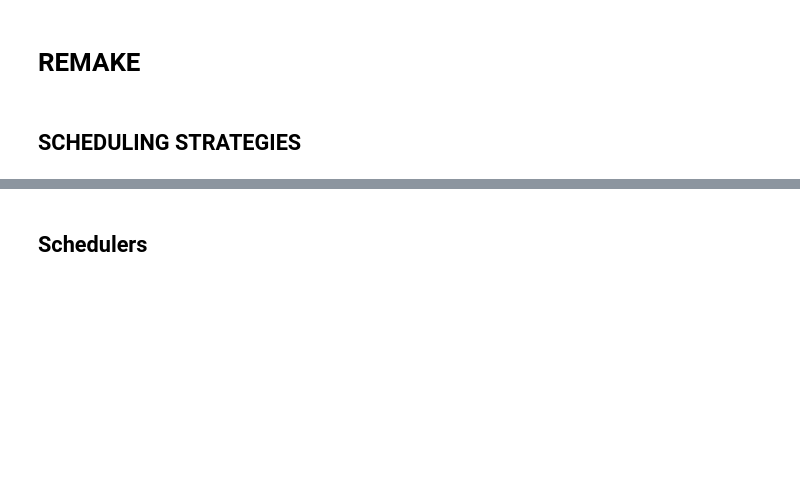
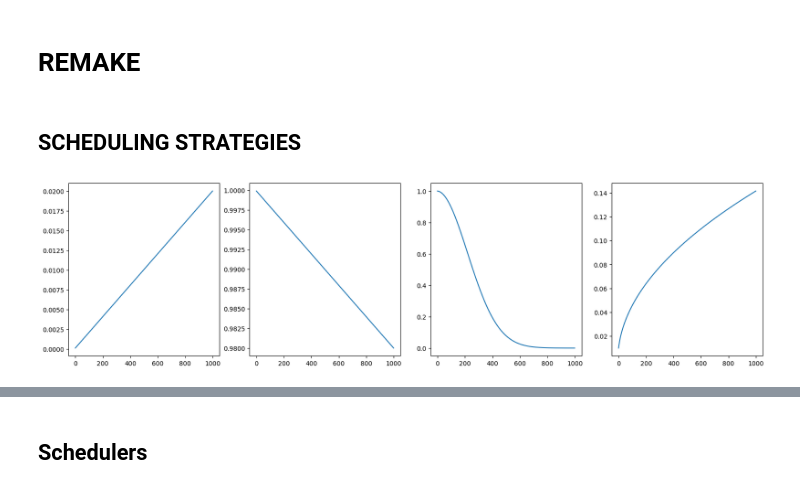
Before and after one commit to JohnRomanelis/SPVD, a Jupyter notebook: experiments/Generation.ipynb, the cells around one changed output, grey strips where cells are left out. Drawn from its saved outputs; the diff is of its cells as text; code cells hidden in the pictures; blank space fills up the shorter version.

```diff
--- a/experiments/Generation.ipynb
+++ b/experiments/Generation.ipynb
@@ -327,23 +334,17 @@ class DDPMBase(SchedulingStrategy):
     This is a Base method for all conventional schedulers like DDPM and DDIM that interpolate between a beta_min and beta_max value
     '''
 
+    schedul = {
+        'linear' : linear_scheduling,
+        'warm0.1' : warm01_scheduling
+    }
+
     def __init__(self, beta_min=0.0001, beta_max=0.02, n_steps=1000, mode='linear'):
         self.beta_min, self.beta_max, self.n_steps = beta_min, beta_max, n_steps
 
-        if mode == 'linear':
-            self.inds, self.beta, self.alpha, self.alpha_hat = self._linear_scheduling()
-            self.inds = reversed(self.inds)
-        else:
-            raise NotImplementedError
-
-    def _linear_scheduling(self):
-
-        inds = torch.arange(self.n_steps)
-        beta = torch.linspace(self.beta_min, self.beta_max, self.n_steps)
-        alpha = 1. - beta
-        alpha_hat = torch.cumprod(alpha, dim=0)
-
-        return inds, beta, alpha, alpha_hat
+        assert mode in self.schedul.keys(), 'f{mode} is not Imlemented'
+        self.inds, self.beta, self.alpha, self.alpha_hat = self.schedul[mode](self)
+        self.inds = reversed(self.inds)
 
     @property
     def steps(self):
@@ -382,0 +386,21 @@ class DDPM(DDPMBase):
+# %%
+ddpm = DDPM()
+# Create a 1x4 subplot
+fig, axs = plt.subplots(1, 4, figsize=(20, 5))
+
+# Plot beta values
+axs[0].plot(ddpm.beta)
+
+# Plot alpha values
+axs[1].plot(ddpm.alpha)
+
+# Plot alpha_hat values
+axs[2].plot(ddpm.alpha_hat)
+
+# Plot sigma values
+axs[3].plot(ddpm.sigma)
+
+# Display the plot
+plt.show()
+# %% [output]
+[figure, added]
```
Also changed, not shown: parts of 11 cells of this notebook, 4 other files.
